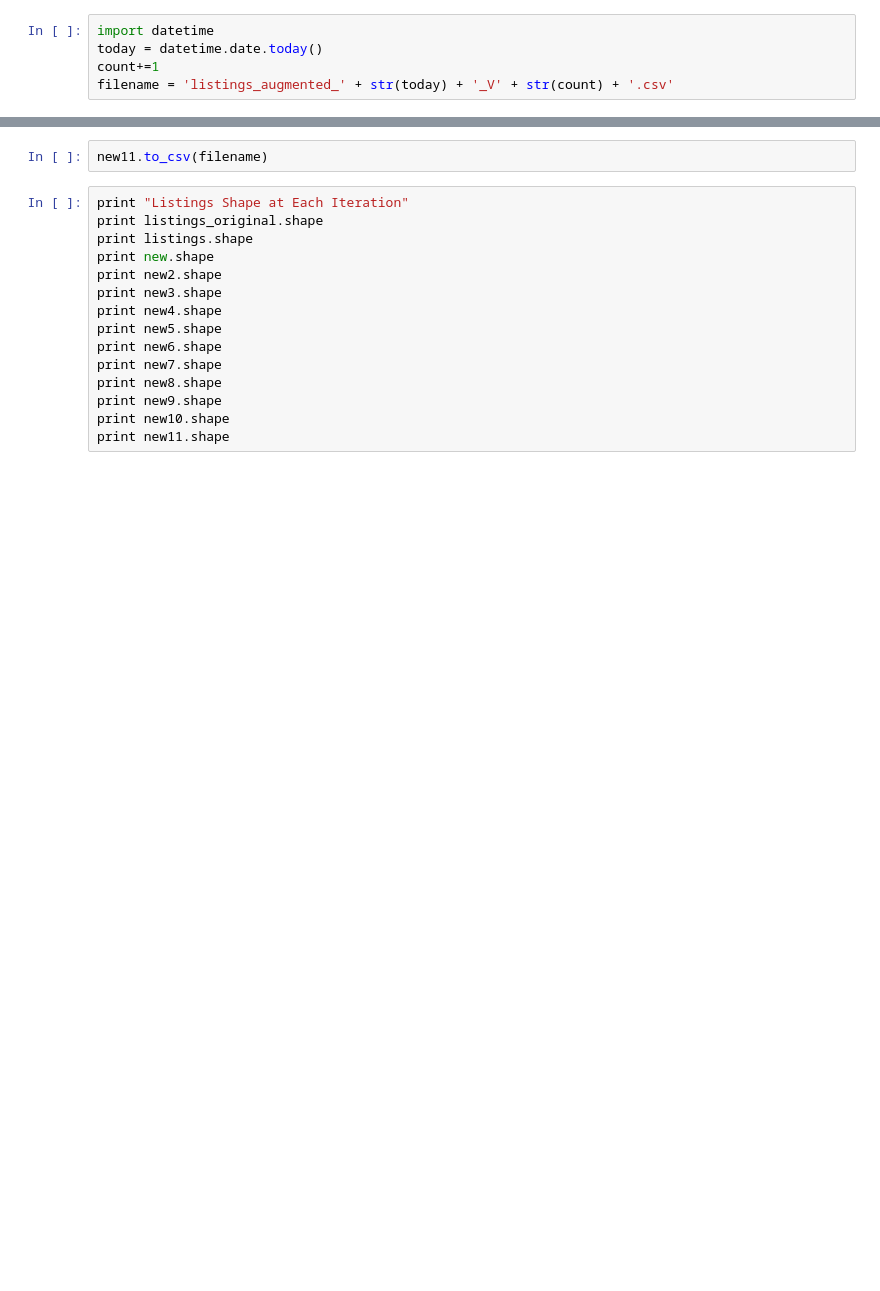
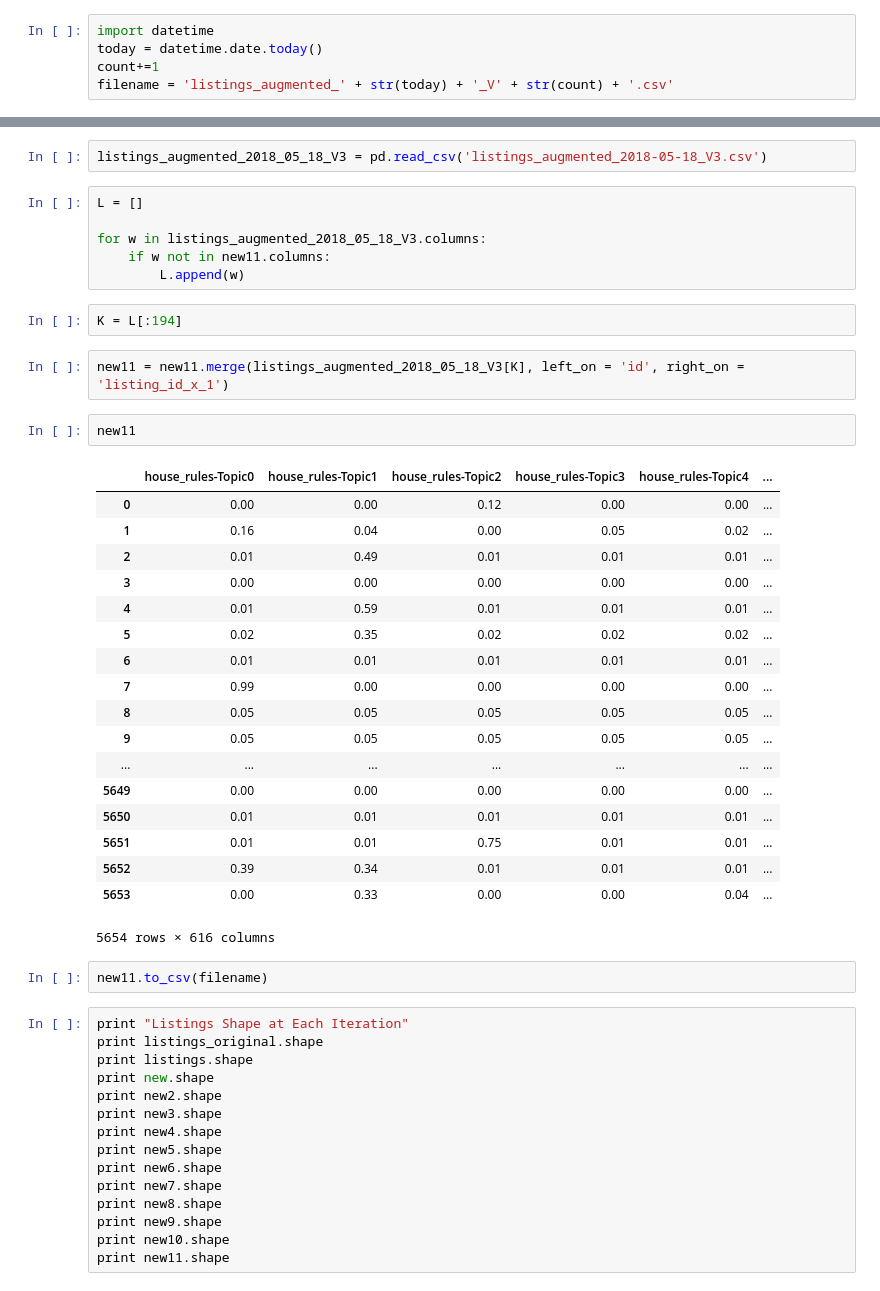
Before and after one commit to mas-dse-saachary/UCSD-MAS-Capstone-Project, a Jupyter notebook: dev/dataPrep.ipynb, the cells around one changed output, grey strips where cells are left out. Saved outputs shown, nothing was run; the diff lists cells and outputs as text; blank space fills up the shorter version.

```diff
--- a/dev/dataPrep.ipynb
+++ b/dev/dataPrep.ipynb
@@ -586,3 +593,36 @@ listings_augmented_2018-05-19_V1.csv
+# %%
+listings_augmented_2018_05_18_V3 = pd.read_csv('listings_augmented_2018-05-18_V3.csv')
+# %%
+L = []
+
+for w in listings_augmented_2018_05_18_V3.columns:
+    if w not in new11.columns:
+        L.append(w)
+# %%
+K = L[:194]
+# %%
+new11 = new11.merge(listings_augmented_2018_05_18_V3[K], left_on = 'id', right_on = 'listing_id_x_1')
+# %%
+new11
+# %% [output]
+|  | house_rules-Topic0 | house_rules-Topic1 | house_rules-Topic2 | house_rules-Topic3 | house_rules-Topic4 | ... |
+| 0 | 0.00 | 0.00 | 0.12 | 0.00 | 0.00 | ... |
+| 1 | 0.16 | 0.04 | 0.00 | 0.05 | 0.02 | ... |
+| 2 | 0.01 | 0.49 | 0.01 | 0.01 | 0.01 | ... |
+| 3 | 0.00 | 0.00 | 0.00 | 0.00 | 0.00 | ... |
+| 4 | 0.01 | 0.59 | 0.01 | 0.01 | 0.01 | ... |
+| 5 | 0.02 | 0.35 | 0.02 | 0.02 | 0.02 | ... |
+| 6 | 0.01 | 0.01 | 0.01 | 0.01 | 0.01 | ... |
+| 7 | 0.99 | 0.00 | 0.00 | 0.00 | 0.00 | ... |
+| 8 | 0.05 | 0.05 | 0.05 | 0.05 | 0.05 | ... |
+| 9 | 0.05 | 0.05 | 0.05 | 0.05 | 0.05 | ... |
+| ... | ... | ... | ... | ... | ... | ... |
+| 5649 | 0.00 | 0.00 | 0.00 | 0.00 | 0.00 | ... |
+| 5650 | 0.01 | 0.01 | 0.01 | 0.01 | 0.01 | ... |
+| 5651 | 0.01 | 0.01 | 0.75 | 0.01 | 0.01 | ... |
+| 5652 | 0.39 | 0.34 | 0.01 | 0.01 | 0.01 | ... |
+| 5653 | 0.00 | 0.33 | 0.00 | 0.00 | 0.04 | ... |
+5654 rows × 616 columns
 # %%
 new11.to_csv(filename)
 # %%
```
Also changed, not shown: parts of 7 cells of this notebook, 1 other file.
